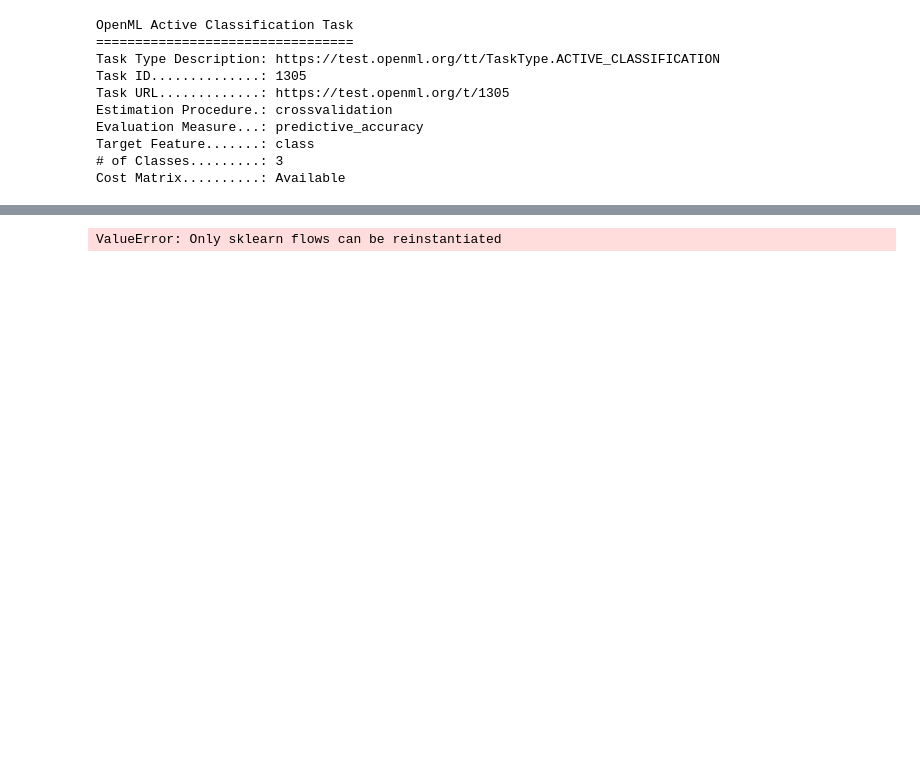
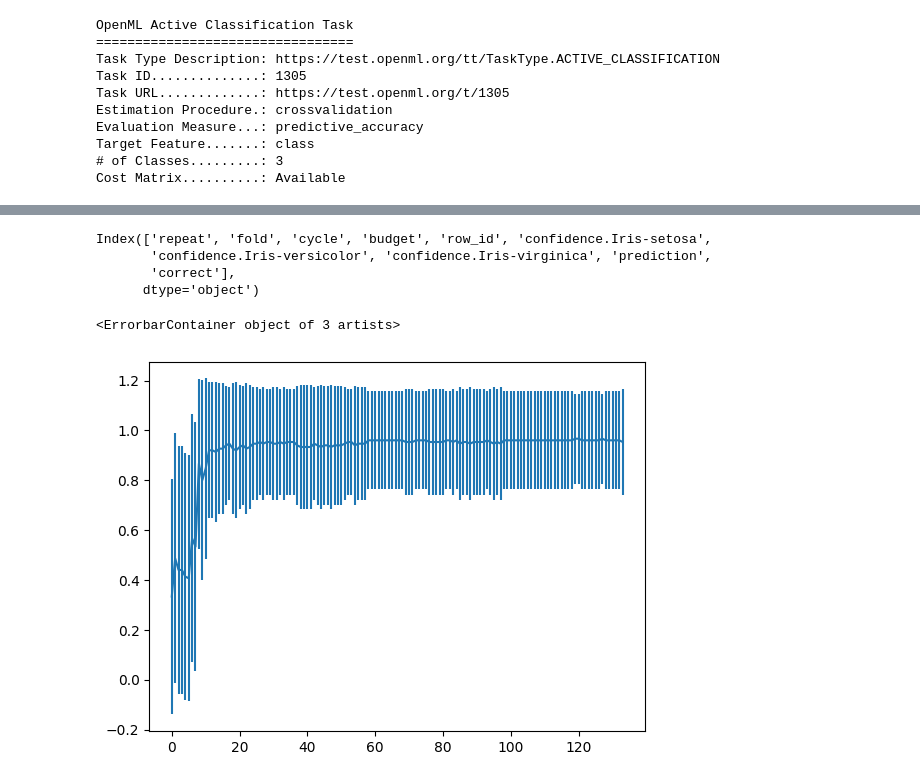
Before and after one commit to scikit-activeml/openml-scikit-activeml, a Jupyter notebook: test_notebooks/test_active_learning.ipynb, the cells around one changed output, grey strips where cells are left out. Saved outputs shown, nothing was run; the diff lists cells and outputs as text; code cells hidden in the pictures; blank space fills up the shorter version.

```diff
--- a/test_notebooks/test_active_learning.ipynb
+++ b/test_notebooks/test_active_learning.ipynb
@@ -213,5 +185,4 @@ Index(['repeat', 'fold', 'cycle', 'budget', 'row_id', 'confidence.Iris-setosa',
 # %%
 # using sklearn flows together with skactiveml flows does not work yet
-runs.run_flow_on_task(flows.get_flow(run.flow_id), task, avoid_duplicate_runs=False, upload_flow=False, n_jobs=-1)
+flow = flows.get_flow(run.flow_id)
+run2 = runs.run_flow_on_task(flow, task, avoid_duplicate_runs=False, upload_flow=False, n_jobs=-1, seed=0)
-# %% [output]
-ValueError: Only sklearn flows can be reinstantiated
@@ -221,0 +189,15 @@ flow.
+# %%
+res = run2.predictions
+print(res.columns)
+res["is_correct"] = res["prediction"] == res["correct"]
+import matplotlib.pyplot as plt
+import numpy as np
+grouped_res = res.groupby(["cycle"])["is_correct"]
+plt.errorbar(x=np.arange(len(grouped_res)), y=grouped_res.mean(), yerr=grouped_res.std())
+# %% [output]
+Index(['repeat', 'fold', 'cycle', 'budget', 'row_id', 'confidence.Iris-setosa',
+       'confidence.Iris-versicolor', 'confidence.Iris-virginica', 'prediction',
+       'correct'],
+      dtype='object')
+<ErrorbarContainer object of 3 artists>
+[figure, added]
```
Also changed, not shown: parts of 9 cells of this notebook, 1 other file.
